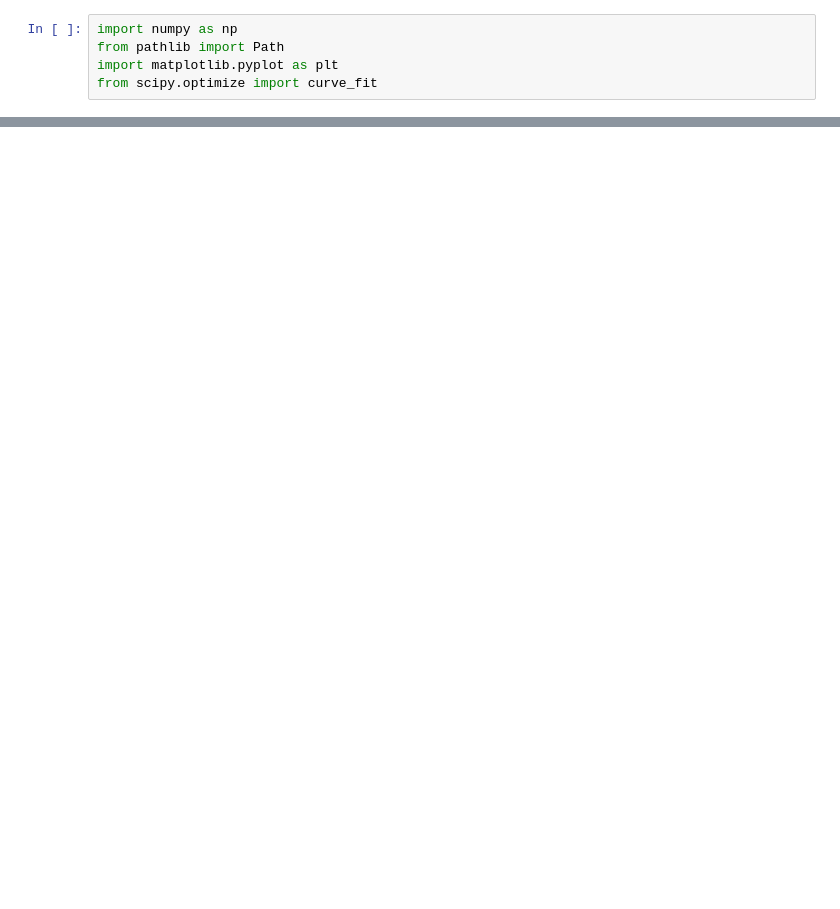
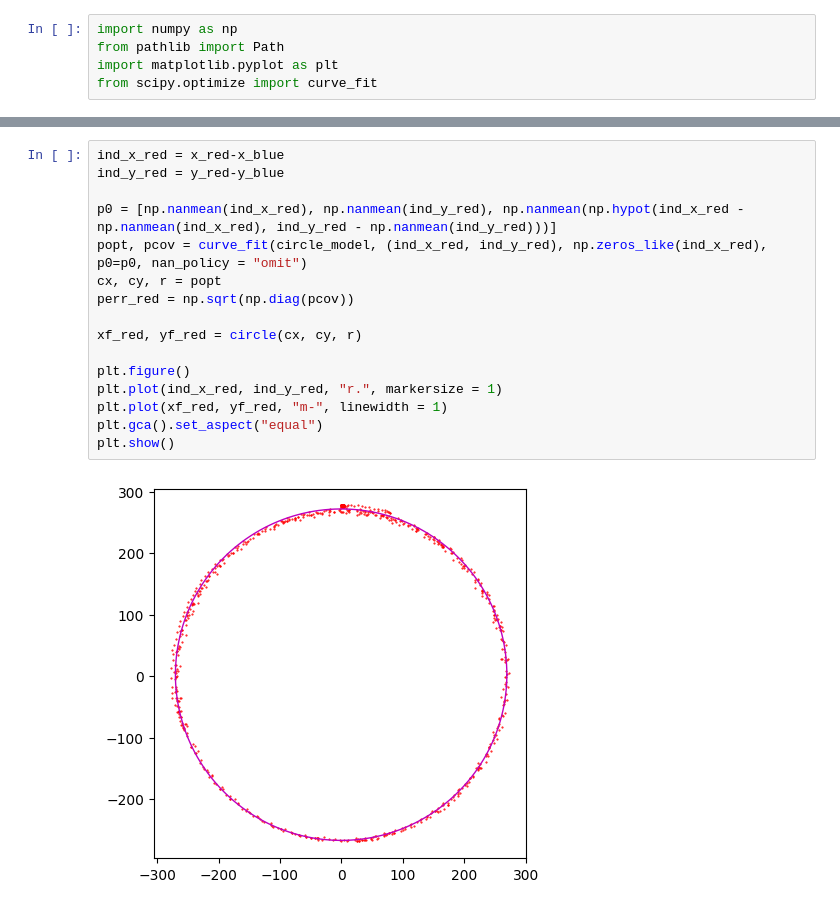
Before and after one commit to Spaantje5/Double-Pendulum-Experiment, a Jupyter notebook: real/analysis.ipynb, the cells around one changed output, grey strips where cells are left out. Cells and saved outputs as stored; diff of their text form; blank space fills up the shorter version.

```diff
--- a/real/analysis.ipynb
+++ b/real/analysis.ipynb
@@ -70,0 +61,18 @@ plt.show()
+# %%
+ind_x_red = x_red-x_blue
+ind_y_red = y_red-y_blue
+
+p0 = [np.nanmean(ind_x_red), np.nanmean(ind_y_red), np.nanmean(np.hypot(ind_x_red - np.nanmean(ind_x_red), ind_y_red - np.nanmean(ind_y_red)))]
+popt, pcov = curve_fit(circle_model, (ind_x_red, ind_y_red), np.zeros_like(ind_x_red), p0=p0, nan_policy = "omit")
+cx, cy, r = popt
+perr_red = np.sqrt(np.diag(pcov))
+
+xf_red, yf_red = circle(cx, cy, r)
+
+plt.figure()
+plt.plot(ind_x_red, ind_y_red, "r.", markersize = 1)
+plt.plot(xf_red, yf_red, "m-", linewidth = 1)
+plt.gca().set_aspect("equal")
+plt.show()
+# %% [output]
+[figure, added]
```
Also changed, not shown: parts of 7 cells of this notebook.
